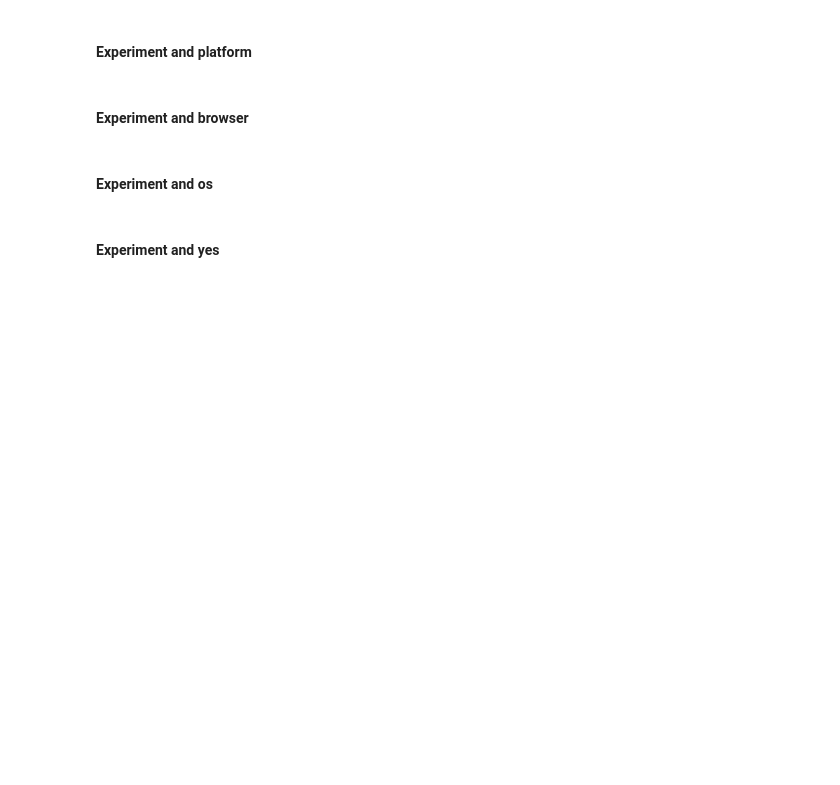
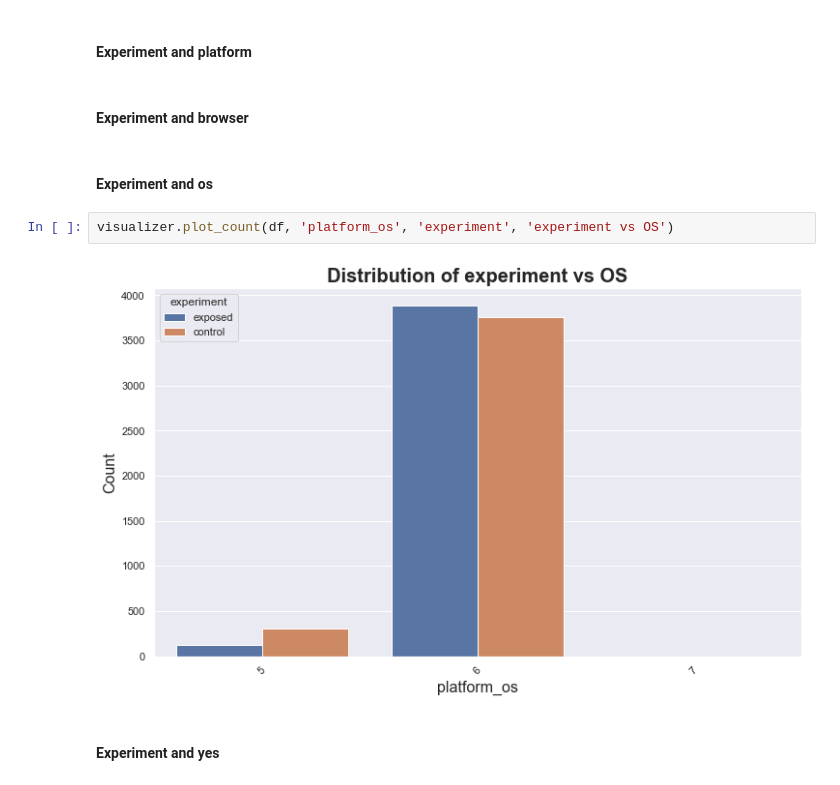
Before and after one commit to 10X-groups/AB-testing, a Jupyter notebook: notebooks/EDA.ipynb, the cells around one changed output. Cells and saved outputs as stored; diff of their text form; blank space fills up the shorter version.

```diff
--- a/notebooks/EDA.ipynb
+++ b/notebooks/EDA.ipynb
@@ -228,5 +360,9 @@ Error:
 #### Experiment and browser
 # %% [markdown]
 #### Experiment and os
+# %%
+visualizer.plot_count(df, 'platform_os', 'experiment', 'experiment vs OS')
+# %% [output]
+[figure, added]
 # %% [markdown]
 #### Experiment and yes
```
Also changed, not shown: parts of 34 cells of this notebook, 3 other files.
